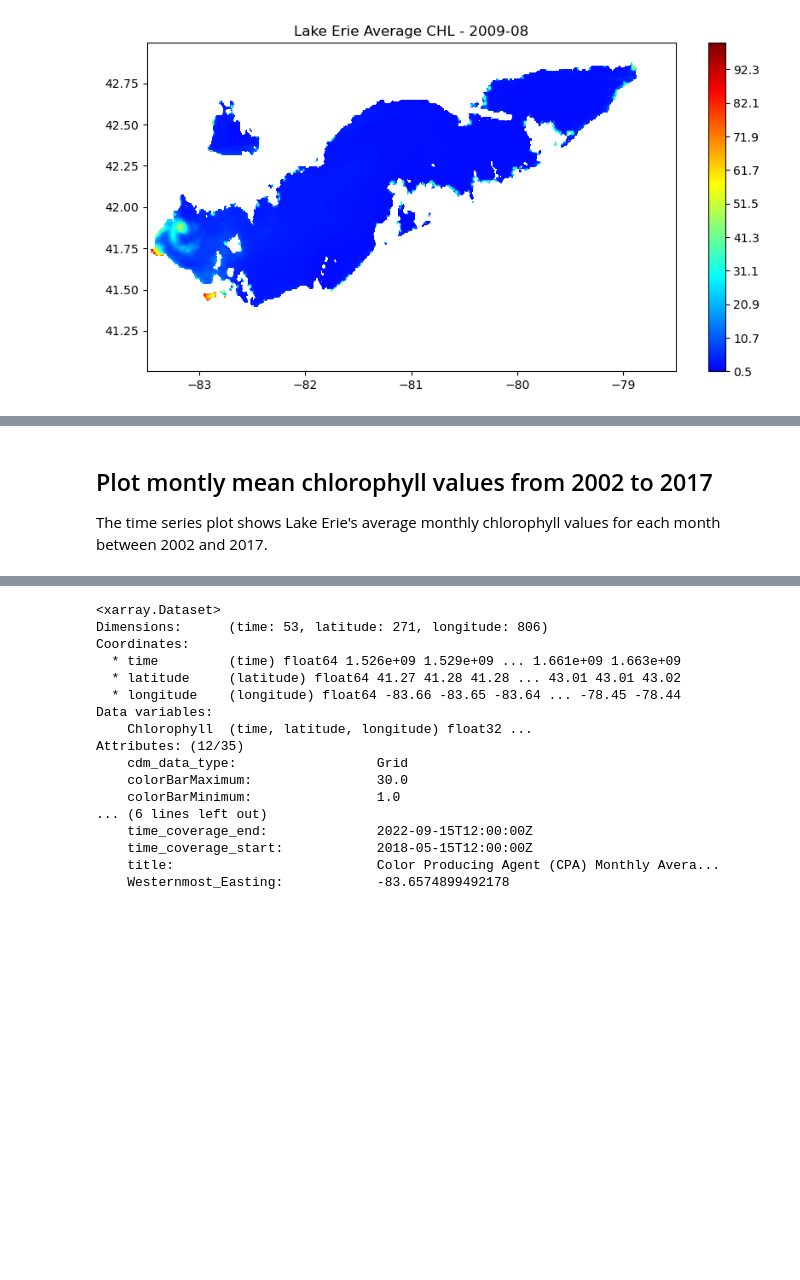
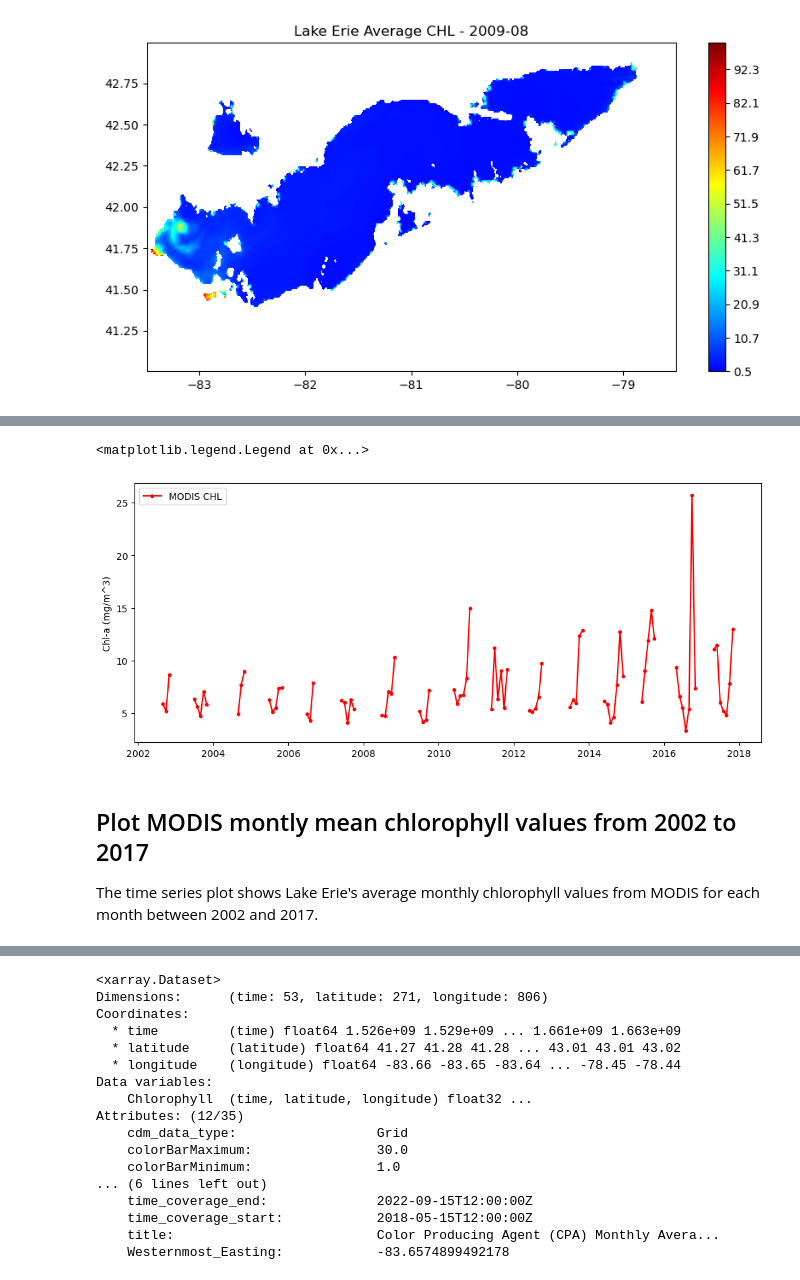
Before and after one commit to coastwatch-training/CoastWatch-Tutorials, a Jupyter notebook: GreatLakes-Copy/Python/compare-chlorophyll-data-from-two-sensors.ipynb, the cells around one changed output, grey strips where cells are left out. Cells and saved outputs as stored; diff of their text form; code cells hidden in the pictures; blank space fills up the shorter version.

Commit message:
updated lake erie

```diff
--- a/GreatLakes-Copy/Python/compare-chlorophyll-data-from-two-sensors.ipynb
+++ b/GreatLakes-Copy/Python/compare-chlorophyll-data-from-two-sensors.ipynb
@@ -259 +273,14 @@ print(m_chl_avg_list)
 [nan, nan, nan, nan, nan, nan, nan, 5.435731696799938, 5.390267233342085, 8.081265781572409, nan, nan, nan, nan, nan, nan, nan, 6.781491128619841, 6.109469974086832, 4.314376310517935, 6.7979888638325 ...
+# %%
+# sunny
+
+# Replace fill values (-999) with nan
+newdat = e_m_ds.chlorophyll.where(e_m_ds.chlorophyll != e_m_ds.chlorophyll.attrs['_FillValue'])
+
+# Convert numeric time values to datetime objects
+e_m_dates = nc.num2date(newdat.time.values, newdat.time.units,
+                              only_use_cftime_datetimes=False, only_use_python_datetimes=True)
+newdat['time'] = e_m_dates
+
+# Aggregate the chlorophyll as monthly average
+monthly_mean = newdat.resample(time='1M').mean(dim=['time', 'latitude', 'longitude'])
@@ -260,6 +321,14 @@ print(m_chl_avg_list)
+# %%
+plt.figure(figsize=(12,5))
+plt.plot(monthly_mean.time, monthly_mean, label='MODIS CHL',c='red',marker='.',linestyle='-')
+plt.ylabel('Chl-a (mg/m^3)')
+plt.legend()
+# %% [output]
+<matplotlib.legend.Legend at 0x...>
+[figure, added]
 # %% [markdown]
-## Plot montly mean chlorophyll values from 2002 to 2017
+## Plot MODIS montly mean chlorophyll values from 2002 to 2017
 
-The time series plot shows Lake Erie's average monthly chlorophyll values for each month between 2002 and 2017.
+The time series plot shows Lake Erie's average monthly chlorophyll values from MODIS for each month between 2002 and 2017.
 # %%
 x = np.linspace(2002, 2018,num=192)   # contains data from 2002 to 2017 (not 2018)
```
Also changed, not shown: parts of 29 cells of this notebook, 1 other file.
